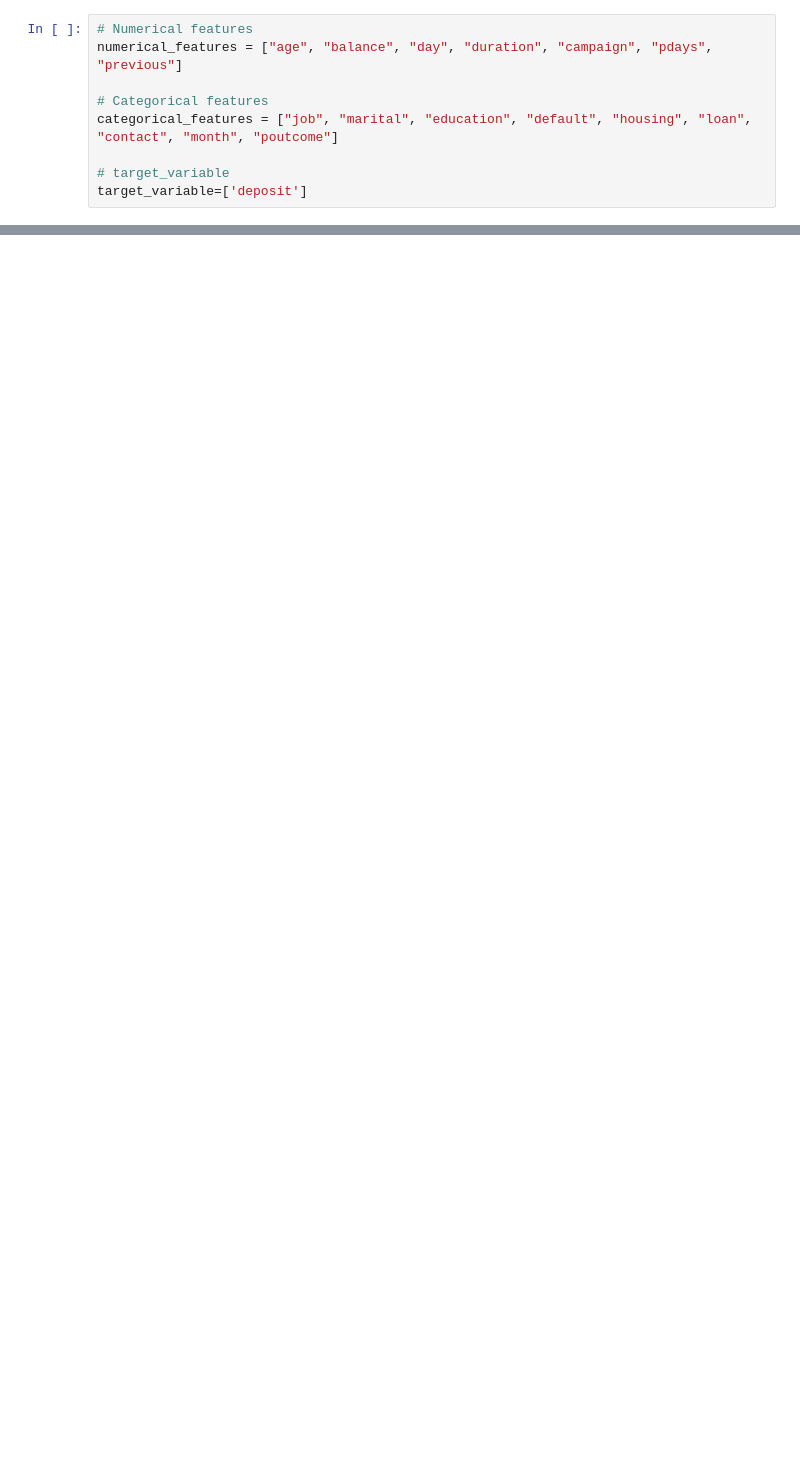
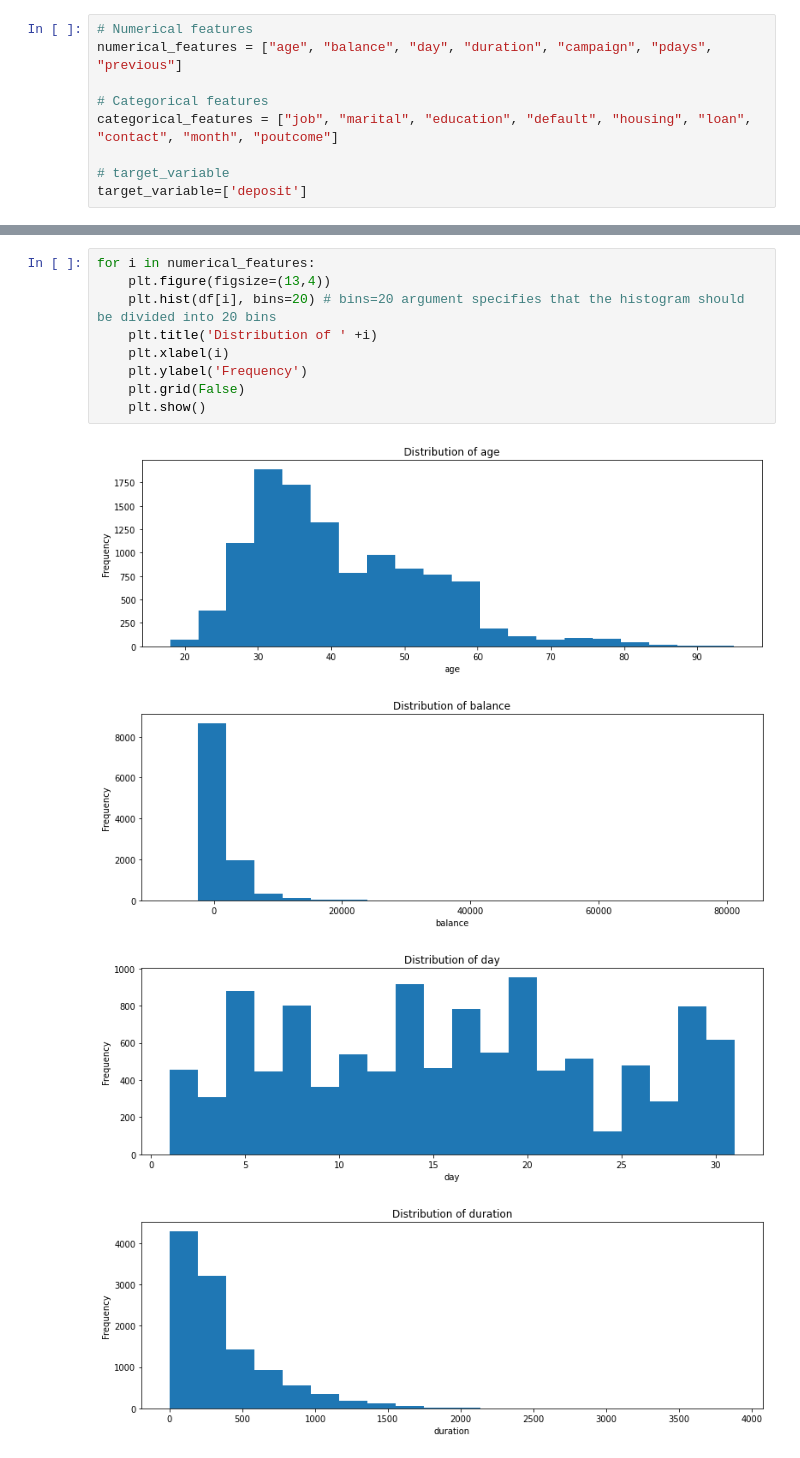
Before and after one commit to athulrj02/ProspectPulse, a Jupyter notebook: CstData.ipynb, the cells around one changed output, grey strips where cells are left out. Drawn from its saved outputs; the diff is of its cells as text; blank space fills up the shorter version.

```diff
--- a/CstData.ipynb
+++ b/CstData.ipynb
@@ -137,0 +173,14 @@ target_variable=['deposit']
+# %%
+for i in numerical_features:
+    plt.figure(figsize=(13,4))
+    plt.hist(df[i], bins=20) # bins=20 argument specifies that the histogram should be divided into 20 bins
+    plt.title('Distribution of ' +i)
+    plt.xlabel(i)
+    plt.ylabel('Frequency')
+    plt.grid(False)
+    plt.show()
+# %% [output]
+[figure, added]
+[figure, added]
+[figure, added]
+[figure, added]
```
Also changed, not shown: parts of 9 cells of this notebook.
